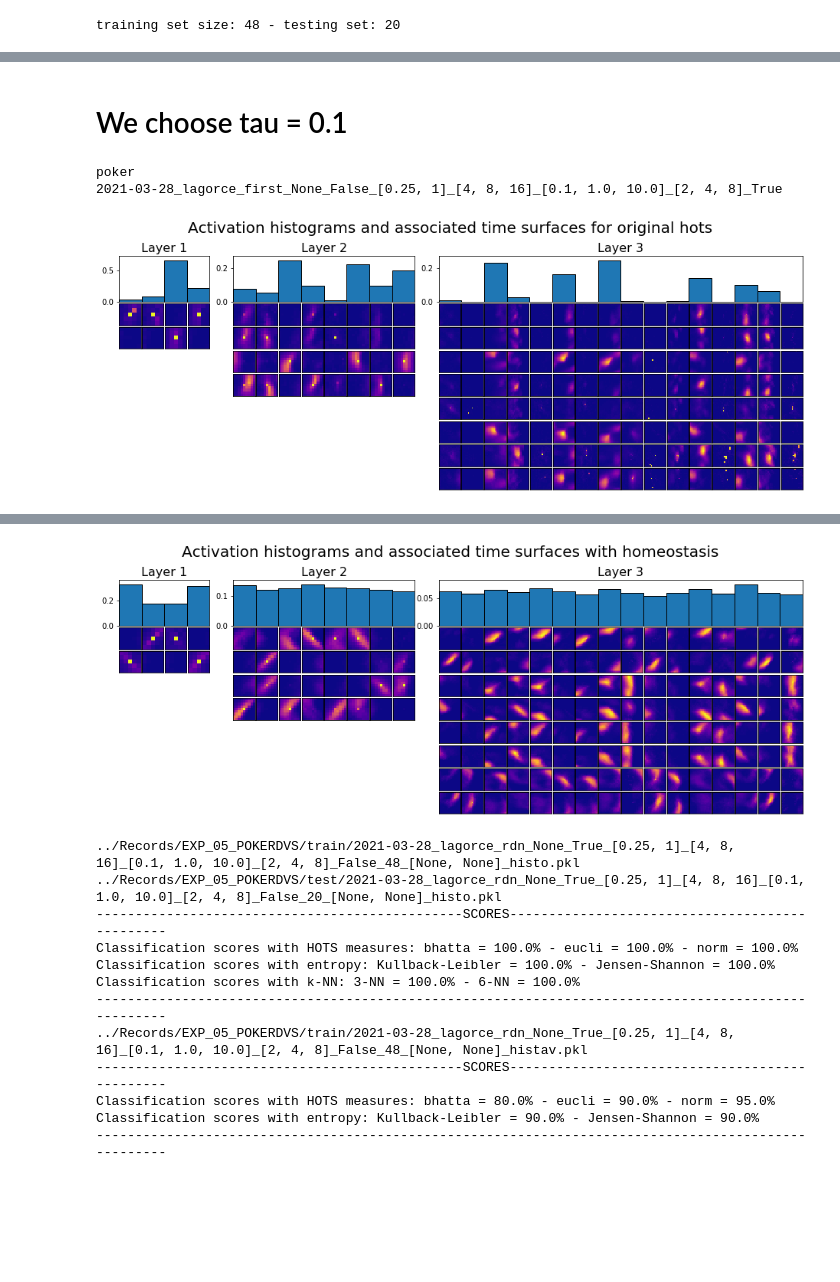
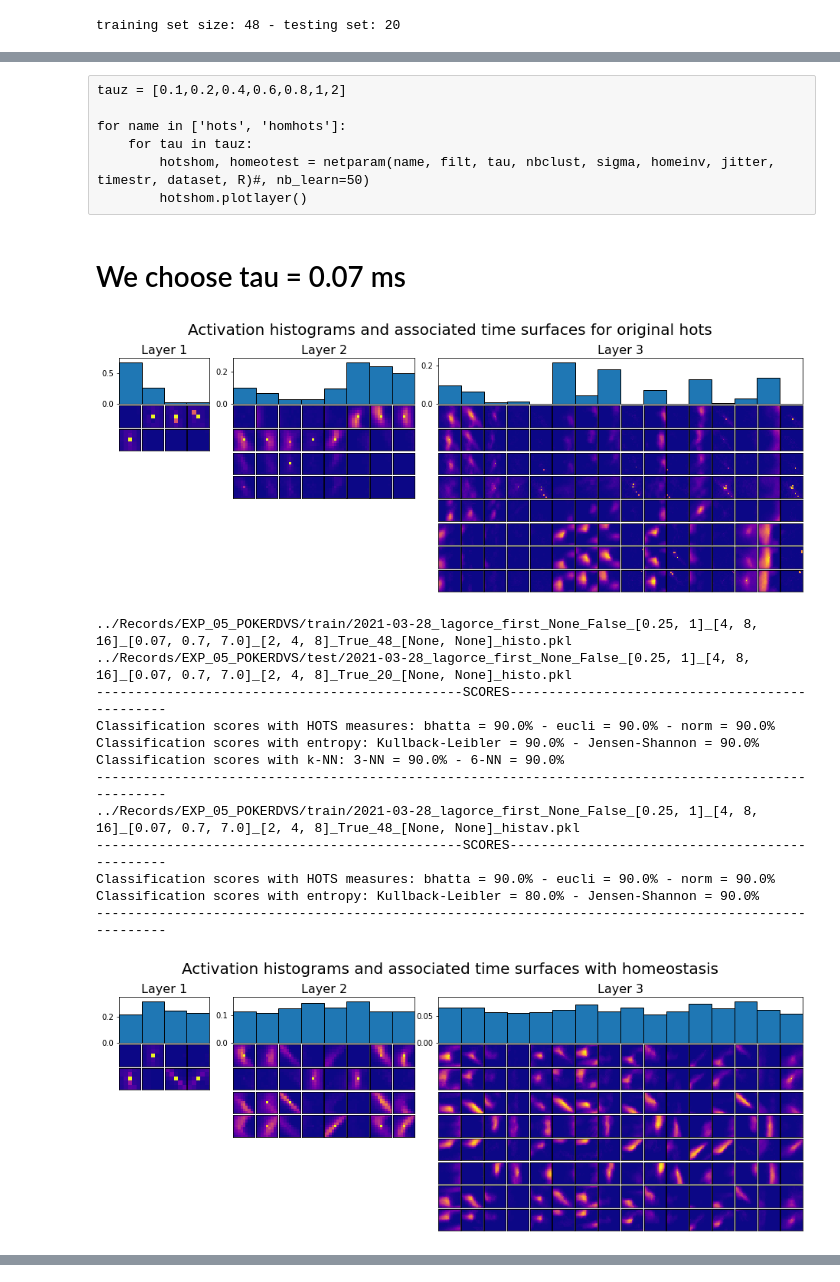
Before and after one commit to SpikeAI/HOTS, a Jupyter notebook: notebooks/HOTS_EXP_06_PokerDVS.ipynb, the cells around one changed output, grey strips where cells are left out. Saved outputs shown, nothing was run; the diff lists cells and outputs as text; code cells hidden in the pictures; blank space fills up the shorter version.

```diff
--- a/notebooks/HOTS_EXP_06_PokerDVS.ipynb
+++ b/notebooks/HOTS_EXP_06_PokerDVS.ipynb
@@ -117,7 +96,0 @@ for i in range(len(tauz)):
-# %%
-tauz = [0.1,0.2,0.4,0.6,0.8,1,2]
-
-for name in ['hots', 'homhots']:
-    for tau in tauz:
-        hotshom, homeotest = netparam(name, filt, tau, nbclust, sigma, homeinv, jitter, timestr, dataset, R)#, nb_learn=50)
-        hotshom.plotlayer()
@@ -144,17 +97,35 @@ poker
+# %% [raw]
+tauz = [0.1,0.2,0.4,0.6,0.8,1,2]
+
+for name in ['hots', 'homhots']:
+    for tau in tauz:
+        hotshom, homeotest = netparam(name, filt, tau, nbclust, sigma, homeinv, jitter, timestr, dataset, R)#, nb_learn=50)
+        hotshom.plotlayer()
 # %% [markdown]
-# We choose tau = 0.1
+# We choose tau = 0.07 ms
 # %%
 verbose = True
-tau = 0.1
+tau = 0.07
 for name in ['hots', 'homhots']:
     hotshom, homeotest = netparam(name, filt, tau, nbclust, sigma, homeinv, jitter, timestr, dataset, R)#, nb_learn=50)
     hotshom.plotlayer()
     trainhistomap = hotshom.running(homeotest=homeotest, nb_digit = nb_train, outstyle='histo', dataset=dataset)
     testhistomap = hotshom.running(homeotest = homeotest, train=False, nb_digit=nb_test, jitonic=jitonic, dataset=dataset)
     score = histoscore(trainhistomap,testhistomap, verbose = verbose)
     trainhistomap = hotshom.running(homeotest=homeotest, nb_digit = nb_train, outstyle='histav', dataset=dataset)
     score = histoscore_lagorce(trainhistomap,testhistomap, verbose = verbose)
 # %% [output]
+[figure, new version]
-poker
-2021-03-28_lagorce_first_None_False_[0.25, 1]_[4, 8, 16]_[0.1, 1.0, 10.0]_[2, 4, 8]_True
+../Records/EXP_05_POKERDVS/train/2021-03-28_lagorce_first_None_False_[0.25, 1]_[4, 8, 16]_[0.07, 0.7, 7.0]_[2, 4, 8]_True_48_[None, None]_histo.pkl
+../Records/EXP_05_POKERDVS/test/2021-03-28_lagorce_first_None_False_[0.25, 1]_[4, 8, 16]_[0.07, 0.7, 7.0]_[2, 4, 8]_True_20_[None, None]_histo.pkl
+-----------------------------------------------SCORES-----------------------------------------------
+Classification scores with HOTS measures: bhatta = 90.0% - eucli = 90.0% - norm = 90.0%
+Classification scores with entropy: Kullback-Leibler = 90.0% - Jensen-Shannon = 90.0%
+Classification scores with k-NN: 3-NN = 90.0% - 6-NN = 90.0%
+----------------------------------------------------------------------------------------------------
+../Records/EXP_05_POKERDVS/train/2021-03-28_lagorce_first_None_False_[0.25, 1]_[4, 8, 16]_[0.07, 0.7, 7.0]_[2, 4, 8]_True_48_[None, None]_histav.pkl
+-----------------------------------------------SCORES-----------------------------------------------
+Classification scores with HOTS measures: bhatta = 90.0% - eucli = 90.0% - norm = 90.0%
+Classification scores with entropy: Kullback-Leibler = 80.0% - Jensen-Shannon = 90.0%
+----------------------------------------------------------------------------------------------------
-[figure, old version]
+[figure, new version]
@@ -175,16 +144,3 @@ poker
-[figure, old version]
-../Records/EXP_05_POKERDVS/train/2021-03-28_lagorce_rdn_None_True_[0.25, 1]_[4, 8, 16]_[0.1, 1.0, 10.0]_[2, 4, 8]_False_48_[None, None]_histo.pkl
-../Records/EXP_05_POKERDVS/test/2021-03-28_lagorce_rdn_None_True_[0.25, 1]_[4, 8, 16]_[0.1, 1.0, 10.0]_[2, 4, 8]_False_20_[None, None]_histo.pkl
------------------------------------------------SCORES-----------------------------------------------
-Classification scores with HOTS measures: bhatta = 100.0% - eucli = 100.0% - norm = 100.0%
-Classification scores with entropy: Kullback-Leibler = 100.0% - Jensen-Shannon = 100.0%
-Classification scores with k-NN: 3-NN = 100.0% - 6-NN = 100.0%
-----------------------------------------------------------------------------------------------------
-../Records/EXP_05_POKERDVS/train/2021-03-28_lagorce_rdn_None_True_[0.25, 1]_[4, 8, 16]_[0.1, 1.0, 10.0]_[2, 4, 8]_False_48_[None, None]_histav.pkl
------------------------------------------------SCORES-----------------------------------------------
-Classification scores with HOTS measures: bhatta = 80.0% - eucli = 90.0% - norm = 95.0%
-Classification scores with entropy: Kullback-Leibler = 90.0% - Jensen-Shannon = 90.0%
-----------------------------------------------------------------------------------------------------
 # %%
 verbose=False
 JS_score = []
```
Also changed, not shown: parts of 9 cells of this notebook.
